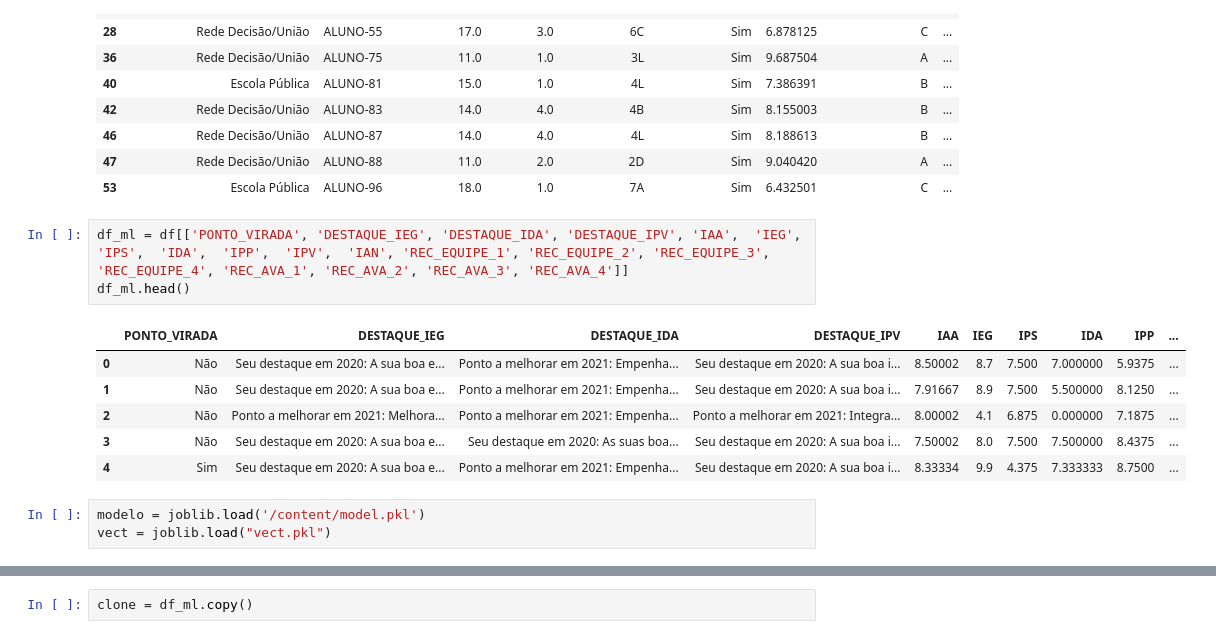
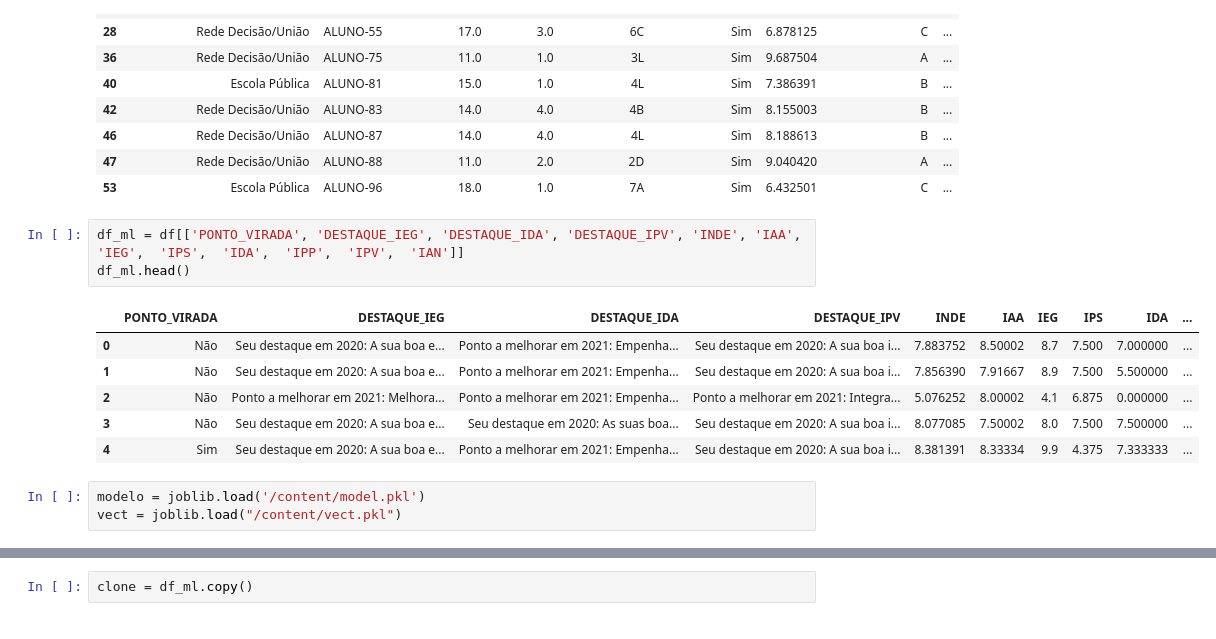
Before and after one commit to dhachcar/postech-tech-challenge-5, a Jupyter notebook: Tech_Challenge_5_Previsão_de_ponto_de_virada_dos_alunos.ipynb, the cells around one changed output, grey strips where cells are left out. Cells and saved outputs as stored; diff of their text form.

```diff
--- a/Tech_Challenge_5_Previsão_de_ponto_de_virada_dos_alunos.ipynb
+++ b/Tech_Challenge_5_Previsão_de_ponto_de_virada_dos_alunos.ipynb
@@ -94,18 +93,18 @@ df.query('PONTO_VIRADA == "Sim"').head(10)
 | 47 | Rede Decisão/União | ALUNO-88 | 11.0 | 2.0 | 2D | Sim | 9.040420 | A | ... |
 | 53 | Escola Pública | ALUNO-96 | 18.0 | 1.0 | 7A | Sim | 6.432501 | C | ... |
 # %%
-df_ml = df[['PONTO_VIRADA', 'DESTAQUE_IEG',	'DESTAQUE_IDA',	'DESTAQUE_IPV',	'IAA',	'IEG',	'IPS',	'IDA', 	'IPP',	'IPV',	'IAN', 'REC_EQUIPE_1', 'REC_EQUIPE_2', 'REC_EQUIPE_3', 'REC_EQUIPE_4', 'REC_AVA_1', 'REC_AVA_2', 'REC_AVA_3', 'REC_AVA_4']]
+df_ml = df[['PONTO_VIRADA', 'DESTAQUE_IEG',	'DESTAQUE_IDA',	'DESTAQUE_IPV',	'INDE', 'IAA',	'IEG',	'IPS',	'IDA', 	'IPP',	'IPV',	'IAN']]
 df_ml.head()
 # %% [output]
-|  | PONTO_VIRADA | DESTAQUE_IEG | DESTAQUE_IDA | DESTAQUE_IPV | IAA | IEG | IPS | IDA | IPP | ... |
-| 0 | Não | Seu destaque em 2020: A sua boa e... | Ponto a melhorar em 2021: Empenha... | Seu destaque em 2020: A sua boa i... | 8.50002 | 8.7 | 7.500 | 7.000000 | 5.9375 | ... |
-| 1 | Não | Seu destaque em 2020: A sua boa e... | Ponto a melhorar em 2021: Empenha... | Seu destaque em 2020: A sua boa i... | 7.91667 | 8.9 | 7.500 | 5.500000 | 8.1250 | ... |
-| 2 | Não | Ponto a melhorar em 2021: Melhora... | Ponto a melhorar em 2021: Empenha... | Ponto a melhorar em 2021: Integra... | 8.00002 | 4.1 | 6.875 | 0.000000 | 7.1875 | ... |
-| 3 | Não | Seu destaque em 2020: A sua boa e... | Seu destaque em 2020: As suas boa... | Seu destaque em 2020: A sua boa i... | 7.50002 | 8.0 | 7.500 | 7.500000 | 8.4375 | ... |
-| 4 | Sim | Seu destaque em 2020: A sua boa e... | Ponto a melhorar em 2021: Empenha... | Seu destaque em 2020: A sua boa i... | 8.33334 | 9.9 | 4.375 | 7.333333 | 8.7500 | ... |
+|  | PONTO_VIRADA | DESTAQUE_IEG | DESTAQUE_IDA | DESTAQUE_IPV | INDE | IAA | IEG | IPS | IDA | ... |
+| 0 | Não | Seu destaque em 2020: A sua boa e... | Ponto a melhorar em 2021: Empenha... | Seu destaque em 2020: A sua boa i... | 7.883752 | 8.50002 | 8.7 | 7.500 | 7.000000 | ... |
+| 1 | Não | Seu destaque em 2020: A sua boa e... | Ponto a melhorar em 2021: Empenha... | Seu destaque em 2020: A sua boa i... | 7.856390 | 7.91667 | 8.9 | 7.500 | 5.500000 | ... |
+| 2 | Não | Ponto a melhorar em 2021: Melhora... | Ponto a melhorar em 2021: Empenha... | Ponto a melhorar em 2021: Integra... | 5.076252 | 8.00002 | 4.1 | 6.875 | 0.000000 | ... |
+| 3 | Não | Seu destaque em 2020: A sua boa e... | Seu destaque em 2020: As suas boa... | Seu destaque em 2020: A sua boa i... | 8.077085 | 7.50002 | 8.0 | 7.500 | 7.500000 | ... |
+| 4 | Sim | Seu destaque em 2020: A sua boa e... | Ponto a melhorar em 2021: Empenha... | Seu destaque em 2020: A sua boa i... | 8.381391 | 8.33334 | 9.9 | 4.375 | 7.333333 | ... |
 # %%
 modelo = joblib.load('/content/model.pkl')
-vect = joblib.load("vect.pkl")
+vect = joblib.load("/content/vect.pkl")
 # %%
 def normalize_accents(text):
     return unicodedata.normalize("NFKD", text).encode("ASCII", "ignore").decode("utf-8")
```
Also changed, not shown: parts of 45 cells of this notebook.
